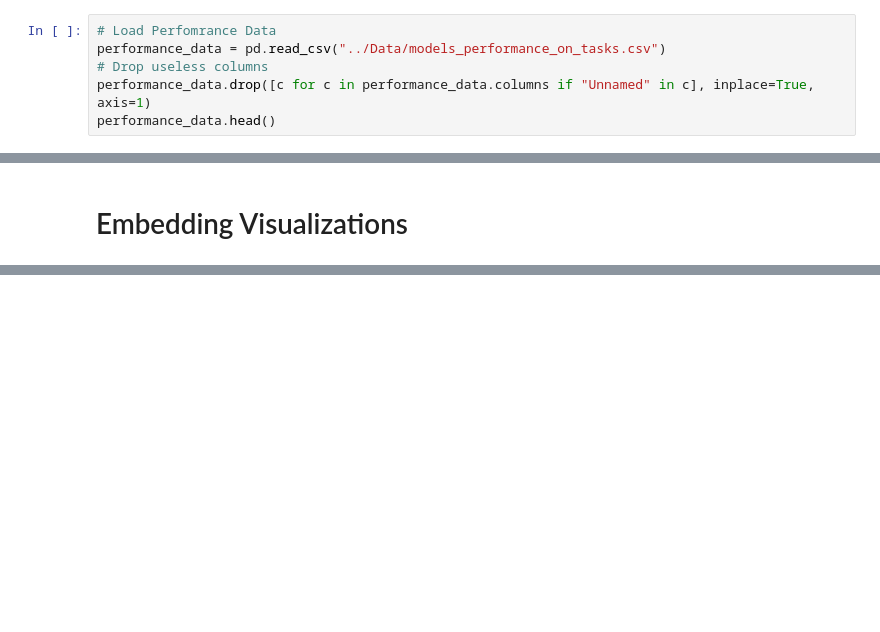
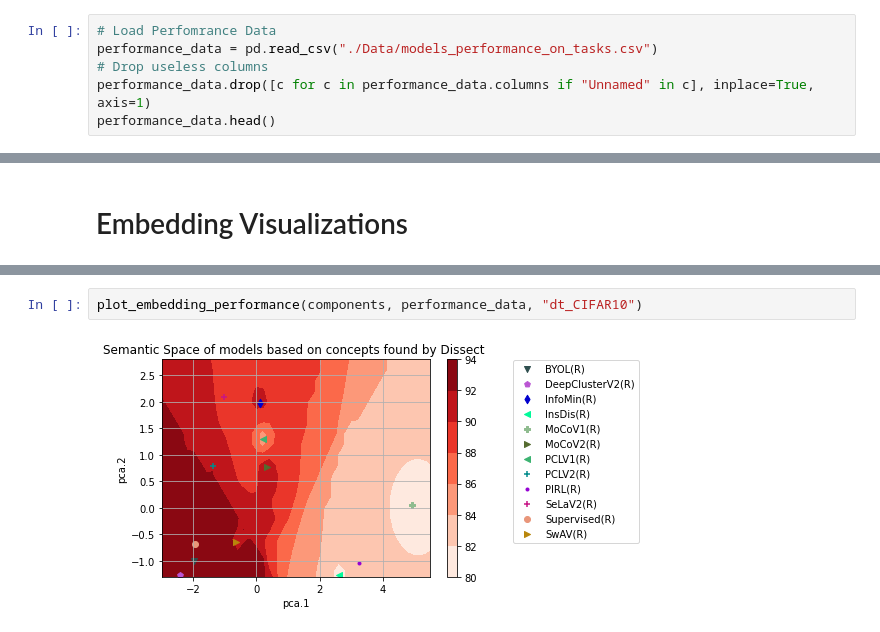
Before and after one commit to AhmadM-DL/Intermodel-Interpretation, a Jupyter notebook: Notebooks/dissect.ipynb, the cells around one changed output, grey strips where cells are left out. Saved outputs shown, nothing was run; the diff lists cells and outputs as text; blank space fills up the shorter version.

```diff
--- a/Notebooks/dissect.ipynb
+++ b/Notebooks/dissect.ipynb
@@ -5,7 +13,7 @@ import numpy as np
 # Load and Preprocess Data
 # %%
 # Load Perfomrance Data
-performance_data = pd.read_csv("../Data/models_performance_on_tasks.csv")
+performance_data = pd.read_csv("./Data/models_performance_on_tasks.csv")
 # Drop useless columns
 performance_data.drop([c for c in performance_data.columns if "Unnamed" in c], inplace=True, axis=1)
 performance_data.head()
@@ -243,0 +60,4 @@ plt.show()
+# %%
+plot_embedding_performance(components, performance_data, "dt_CIFAR10")
+# %% [output]
+[figure, added]
```
Also changed, not shown: parts of 18 cells of this notebook, 2 other files.
